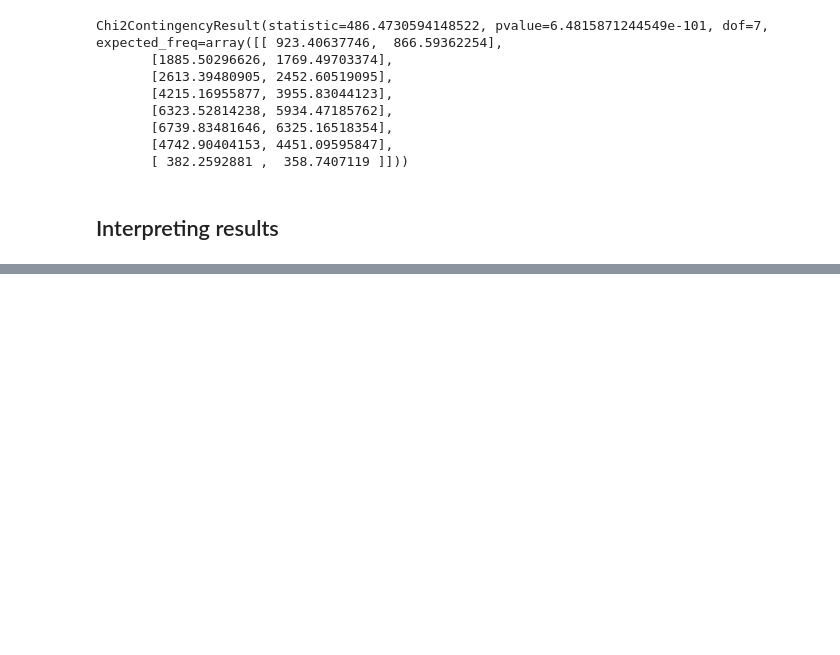
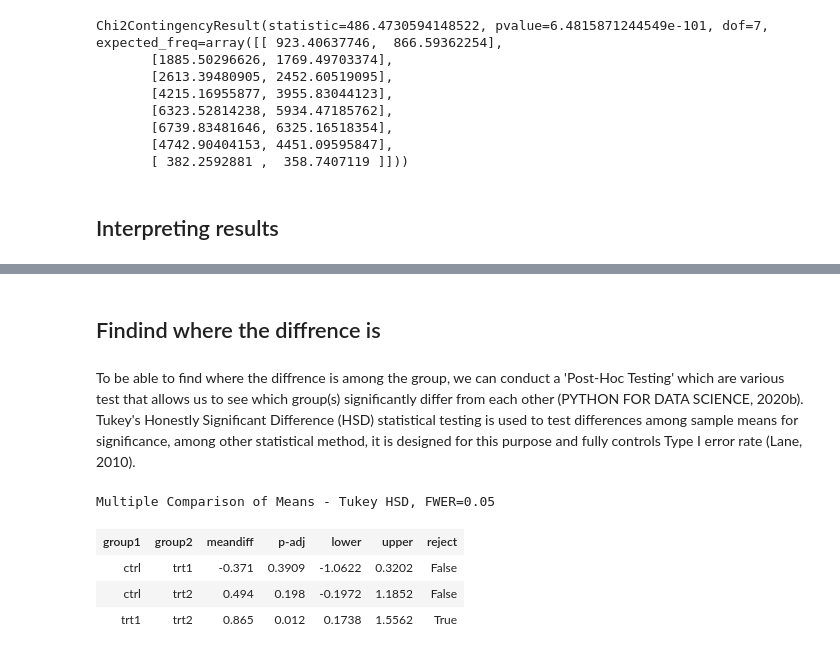
Before and after one commit to Ayomide-ola/Statistics_for_DA, a Jupyter notebook: CA_2/Hypotesis_testing_CA2.ipynb, the cells around one changed output, grey strips where cells are left out. Saved outputs shown, nothing was run; the diff lists cells and outputs as text; code cells hidden in the pictures; blank space fills up the shorter version.

```diff
--- a/CA_2/Hypotesis_testing_CA2.ipynb
+++ b/CA_2/Hypotesis_testing_CA2.ipynb
@@ -604,0 +685,15 @@ alpha = 0.05.
+# %% [markdown]
+## Findind where the diffrence is
+# %% [markdown]
+To be able to find where the diffrence is among the group, we can conduct a 'Post-Hoc Testing' which are various test that allows us to  see which group(s) significantly differ from each other (PYTHON FOR DATA SCIENCE, 2020b). Tukey's Honestly Significant Difference (HSD) statistical testing is used to test differences among sample means for significance, among other statistical method, it is designed for this purpose and fully controls Type I error rate (Lane, 2010).
+# %%
+import statsmodels.stats.multicomp as mc
+compare = mc.MultiComparison(plant['weight'], plant['group'])
+phr = compare.tukeyhsd()
+phr.summary()
+# %% [output]
+Multiple Comparison of Means - Tukey HSD, FWER=0.05
+| group1 | group2 | meandiff | p-adj | lower | upper | reject |
+| ctrl | trt1 | -0.371 | 0.3909 | -1.0622 | 0.3202 | False |
+| ctrl | trt2 | 0.494 | 0.198 | -0.1972 | 1.1852 | False |
+| trt1 | trt2 | 0.865 | 0.012 | 0.1738 | 1.5562 | True |
```
Also changed, not shown: parts of 53 cells of this notebook.
